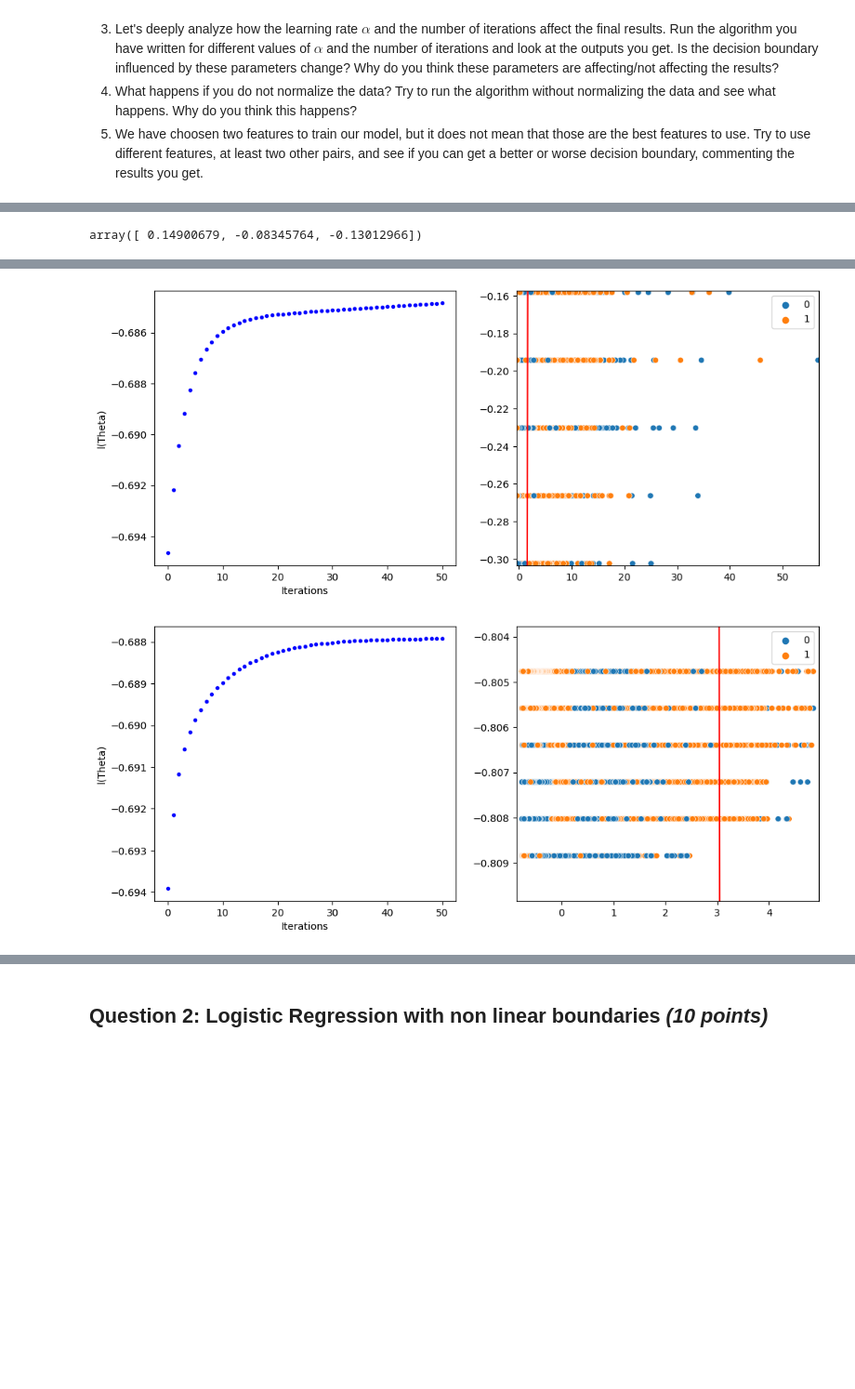
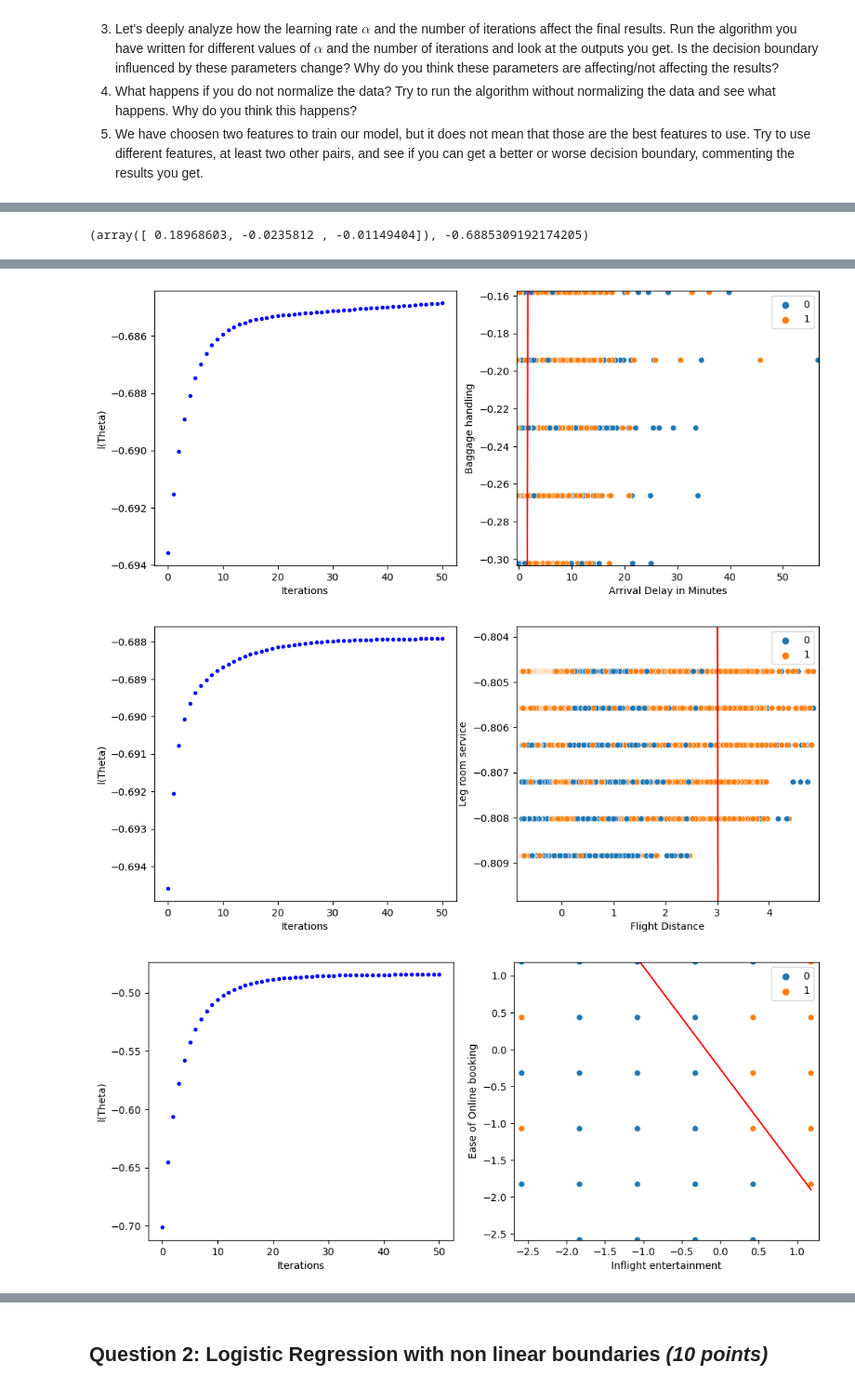
Before and after one commit to arianna011/FDS-assigment2, a Jupyter notebook: HW2.ipynb, the cells around one changed output, grey strips where cells are left out. Shown at 93% size. Cells and saved outputs as stored; diff of their text form; code cells hidden in the pictures; blank space fills up the shorter version.

```diff
--- a/HW2.ipynb
+++ b/HW2.ipynb
@@ -566,6 +563,26 @@ If we were instead to apply the gradient descent rule without modifying anything
 #Online boarding
 #Departure Delay in Minutes
 #Arrival Delay in Minutes
+
+#code for finding best features
+
+#featuresL=["Customer Type","Age","Type of Travel","Class","Flight Distance","Seat comfort","Departure/Arrival time convenient","Food and drink","Gate location","Inflight wifi service",
+#           "Inflight entertainment","Online support","Ease of Online booking","On-board service","Leg room service","Baggage handling","Checkin service","Cleanliness","Online boarding",
+#           "Departure Delay in Minutes","Arrival Delay in Minutes"]
+
+#bestL=[1,1,1]
+#feat1=["a","a","a"]
+#feat2=["a","a","a"]
+#for i in range(len(featuresL)):
+#    for j in range((i+1),len(featuresL)):
+#        _,tempL=classifyAndPlotOnePThree(featuresL[i],featuresL[j])
+#        if(tempL<max(bestL)):
+#            index=np.argmax(bestL)
+#            bestL[index]=tempL
+#            feat1[index]=featuresL[i]
+#            feat2[index]=featuresL[j]
+
+#print(feat1,feat2,bestL)
 
 def classifyAndPlotOnePThree(feature1,feature2) :
     """
@@ -598,6 +615,8 @@ def classifyAndPlotOnePThree(feature1,feature2) :
 
     ax[0].set_ylabel("l(Theta)")
     ax[0].set_xlabel("Iterations")
+    ax[1].set_xlabel(feature1)
+    ax[1].set_ylabel(feature2)
     ax[0].plot(range(len(log_l_history)), log_l_history, "b.")
 
     # Plot raw data
@@ -612,10 +631,16 @@ def classifyAndPlotOnePThree(feature1,feature2) :
     plt.ylim(np.min(X[:, 1]) - 0.001, np.max(X[:, 1] + 0.001))
     plt.show
 
-    return theta_final
+    return theta_final,log_l_history[-1]
 
 classifyAndPlotOnePThree("Ease of Online booking","Food and drink")
 classifyAndPlotOnePThree("Arrival Delay in Minutes","Baggage handling")
 classifyAndPlotOnePThree("Flight Distance","Leg room service")
+
+classifyAndPlotOnePThree("Inflight entertainment","Ease of Online booking")
+classifyAndPlotOnePThree("Inflight entertainment","Leg room service")
+classifyAndPlotOnePThree("Inflight entertainment","On-board service")
+
+classifyAndPlotOnePThree("Departure/Arrival time convenient","Gate location")
 # %% [output]
-array([ 0.14900679, -0.08345764, -0.13012966])
+(array([ 0.18968603, -0.0235812 , -0.01149404]), -0.6885309192174205)
@@ -623,2 +648,3 @@ array([ 0.14900679, -0.08345764, -0.13012966])
-[figure, old version]
+[figure, new version]
-[figure, old version]
+[figure, new version]
+[figure, added]
```
Also changed, not shown: parts of 6 cells of this notebook.
